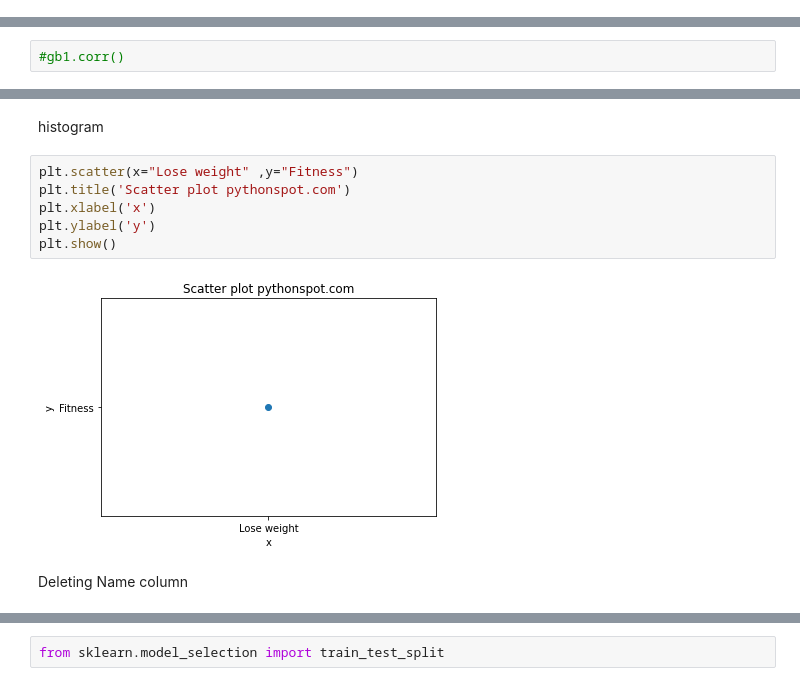
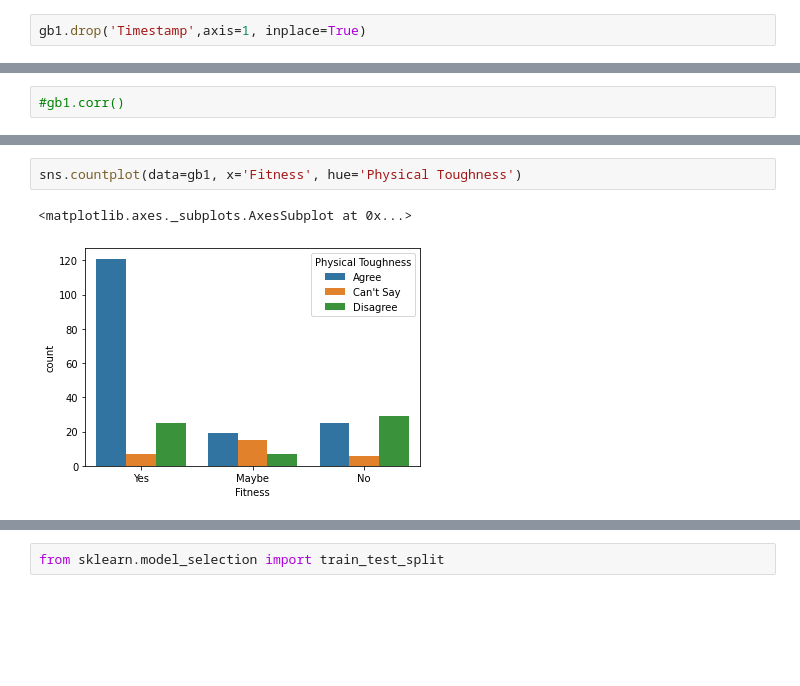
Before and after one commit to Girish-30/BI_project, a Jupyter notebook: Pyth_Project.ipynb, the cells around one changed output, grey strips where cells are left out. Cells and saved outputs as stored; diff of their text form; blank space fills up the shorter version.

```diff
--- a/Pyth_Project.ipynb
+++ b/Pyth_Project.ipynb
@@ -9,3 +9,5 @@ import seaborn as sns
 pd.set_option('display.max_columns', None)
 # %%
 gb1=pd.read_csv('/content/MMA FIGHTERS & GYMS.csv')
+# %%
+gb1.drop('Timestamp',axis=1, inplace=True)
@@ -210,12 +280,5 @@ for left, right in zip(left_bars, right_bars):
-# %% [markdown]
-histogram
-# %%
-plt.scatter(x="Lose weight" ,y="Fitness")
-plt.title('Scatter plot pythonspot.com')
-plt.xlabel('x')
-plt.ylabel('y')
-plt.show()
-# %% [output]
-[figure, removed]
-# %% [markdown]
-Deleting Name column
+# %%
+sns.countplot(data=gb1, x='Fitness', hue='Physical Toughness')
+# %% [output]
+<matplotlib.axes._subplots.AxesSubplot at 0x...>
+[figure, added]
```
Also changed, not shown: parts of 40 cells of this notebook.
